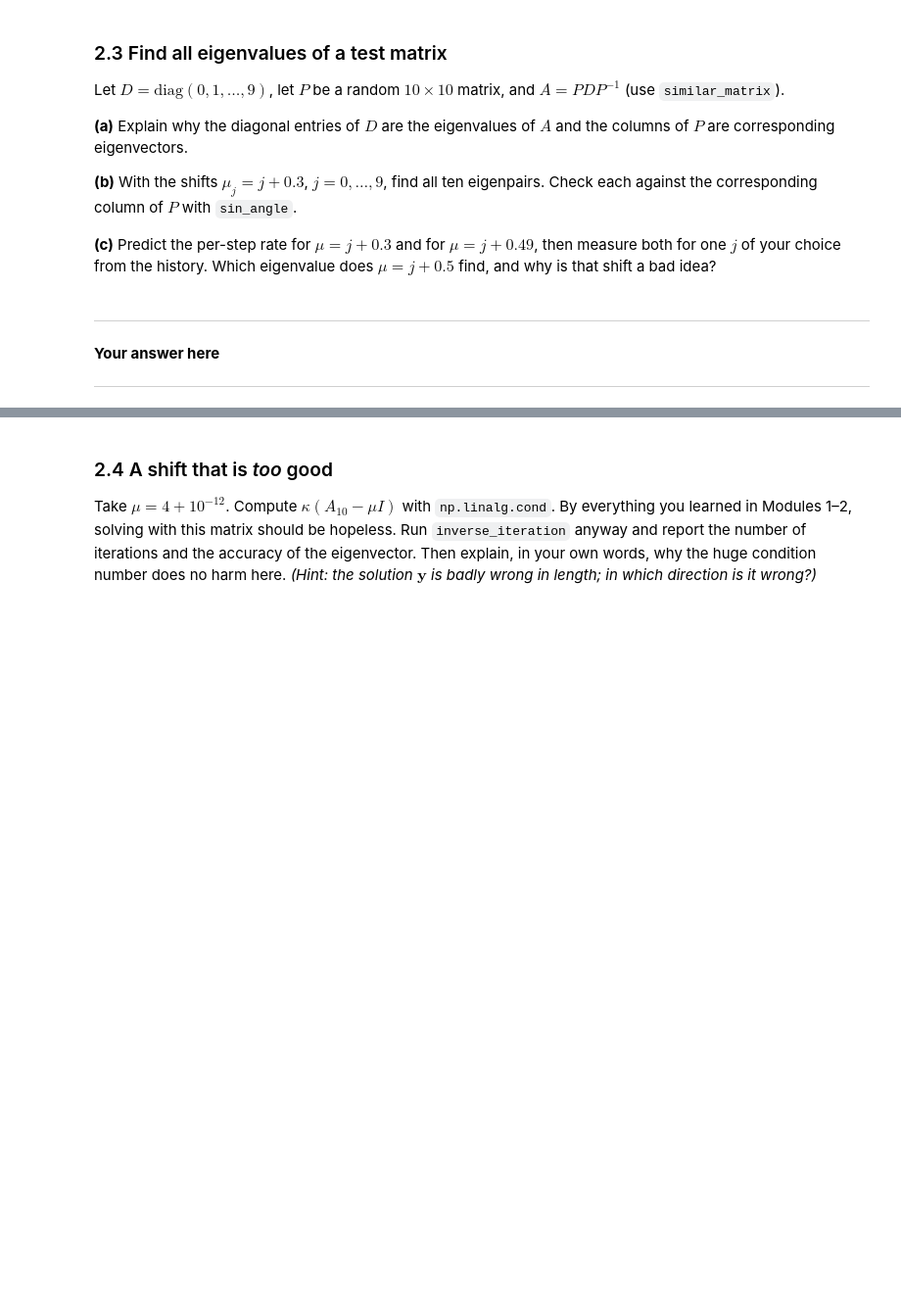
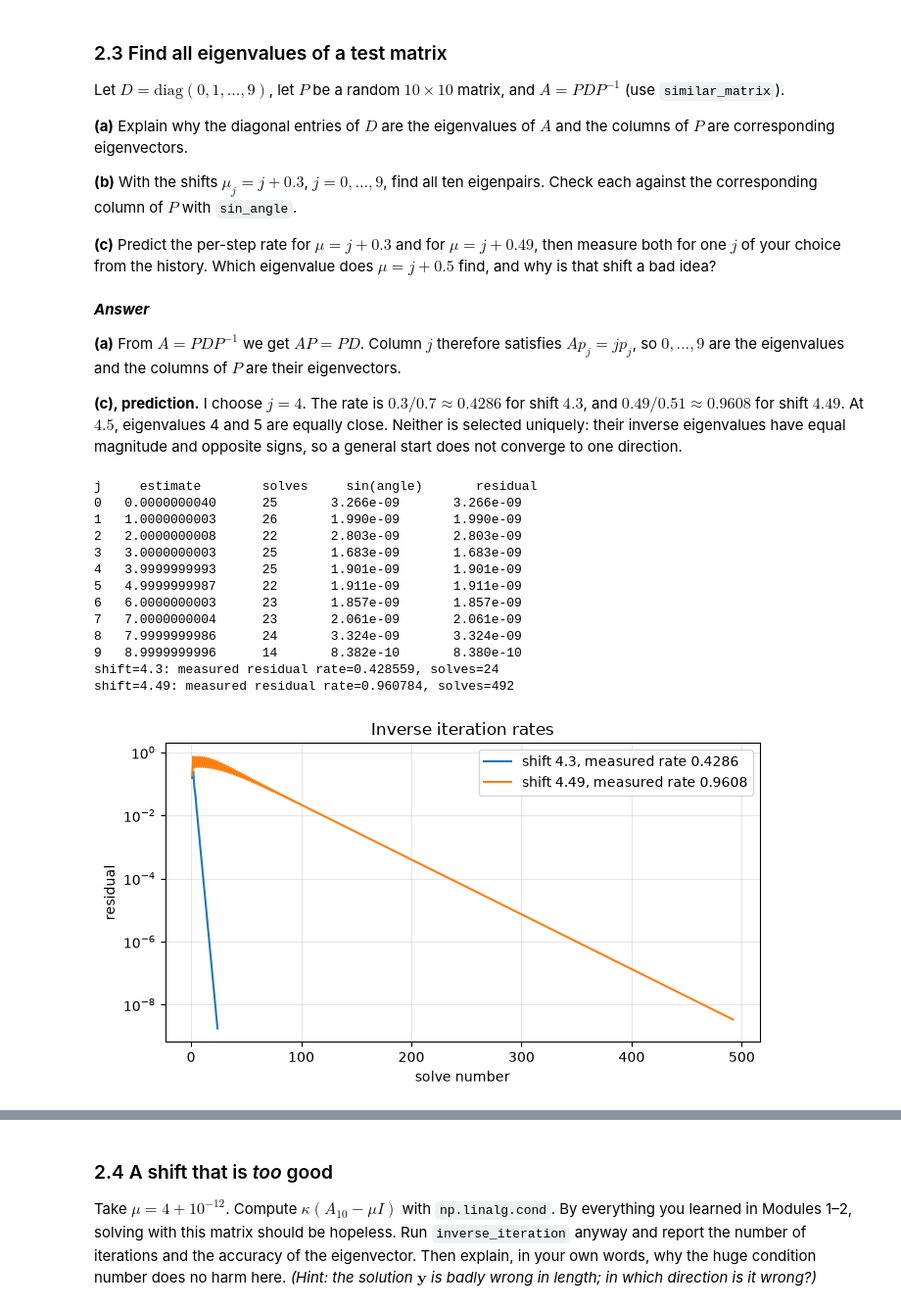
Before and after one commit to hryhola/linear-algebra-ucu, a Jupyter notebook: labs/lab2/lab2-coreA-power_iteration.ipynb, the cells around one changed output, grey strips where cells are left out. Shown at 98% size. Cells and saved outputs as stored; diff of their text form; code cells hidden in the pictures; blank space fills up the shorter version.

```diff
--- a/labs/lab2/lab2-coreA-power_iteration.ipynb
+++ b/labs/lab2/lab2-coreA-power_iteration.ipynb
@@ -207,13 +420,55 @@ Let $D = \mathrm{diag}(0, 1, \dots, 9)$, let $P$ be a random $10\times10$ matrix
 
 **(c)** Predict the per-step rate for $\mu = j + 0.3$ and for $\mu = j + 0.49$, then measure both for one $j$ of your choice from the history. Which eigenvalue does $\mu = j + 0.5$ find, and why is that shift a bad idea?
 # %% [markdown]
----
-**Your answer here**
+***Answer***
 
----
+**(a)** From $A=PDP^{-1}$ we get $AP=PD$. Column $j$ therefore satisfies $Ap_j=j p_j$, so $0,\ldots,9$ are the eigenvalues and the columns of $P$ are their eigenvectors.
+
+**(c), prediction.** I choose $j=4$. The rate is $0.3/0.7\approx0.4286$ for shift $4.3$, and $0.49/0.51\approx0.9608$ for shift $4.49$. At $4.5$, eigenvalues 4 and 5 are equally close. Neither is selected uniquely: their inverse eigenvalues have equal magnitude and opposite signs, so a general start does not converge to one direction.
 # %%
 D_vals = np.arange(10.)
 P10 = rng.standard_normal((10, 10))
 A10 = similar_matrix(D_vals, P10)
-# YOUR CODE HERE
+# ========= YOUR CODE STARTS HERE ========= #
+print('j     estimate        solves     sin(angle)       residual')
+all_pairs = []
+for j in range(10):
+    lam, x, hist = inverse_iteration(A10, j + 0.3)
+    angle = sin_angle(x, P10[:, j])
+    all_pairs.append((lam, x, hist))
+    print(f'{j}  {lam: .10f}    {len(hist["res"]):>4}       {angle:.3e}       {hist["res"][-1]:.3e}')
+    assert abs(lam - j) < 1e-6 and angle < 1e-6
+    assert hist['res'][-1] <= 1e-10 * np.linalg.norm(A10, 'fro')
+
+shift_x0 = rng.standard_normal(10)
+fig, ax = plt.subplots(figsize=(7, 4))
+shift_rates = {}
+for shift in (4.3, 4.49):
+    lam, x, hist = inverse_iteration(A10, shift, x0=shift_x0, max_iter=1500)
+    residuals = hist['res']
+    n_shift = np.arange(1, len(residuals) + 1)
+    mask = (n_shift >= 10) & (residuals > 1e-7) & (residuals < 1e-3)
+    rate = np.exp(np.polyfit(n_shift[mask], np.log(residuals[mask]), 1)[0])
+    shift_rates[shift] = rate
+    print(f'shift={shift}: measured residual rate={rate:.6f}, solves={len(residuals)}')
+    ax.semilogy(n_shift, residuals, label=f'shift {shift}, measured rate {rate:.4f}')
+ax.set(xlabel='solve number', ylabel='residual', title='Inverse iteration rates')
+ax.legend(); ax.grid(True, alpha=0.3)
+plt.tight_layout(); plt.show()
+# ========= YOUR CODE ENDS HERE ========= #
+# %% [output]
+j     estimate        solves     sin(angle)       residual
+0   0.0000000040      25       3.266e-09       3.266e-09
+1   1.0000000003      26       1.990e-09       1.990e-09
+2   2.0000000008      22       2.803e-09       2.803e-09
+3   3.0000000003      25       1.683e-09       1.683e-09
+4   3.9999999993      25       1.901e-09       1.901e-09
+5   4.9999999987      22       1.911e-09       1.911e-09
+6   6.0000000003      23       1.857e-09       1.857e-09
+7   7.0000000004      23       2.061e-09       2.061e-09
+8   7.9999999986      24       3.324e-09       3.324e-09
+9   8.9999999996      14       8.382e-10       8.380e-10
+shift=4.3: measured residual rate=0.428559, solves=24
+shift=4.49: measured residual rate=0.960784, solves=492
+[figure, added]
 # %% [markdown]
```
Also changed, not shown: parts of 17 cells of this notebook, 1 other file.
